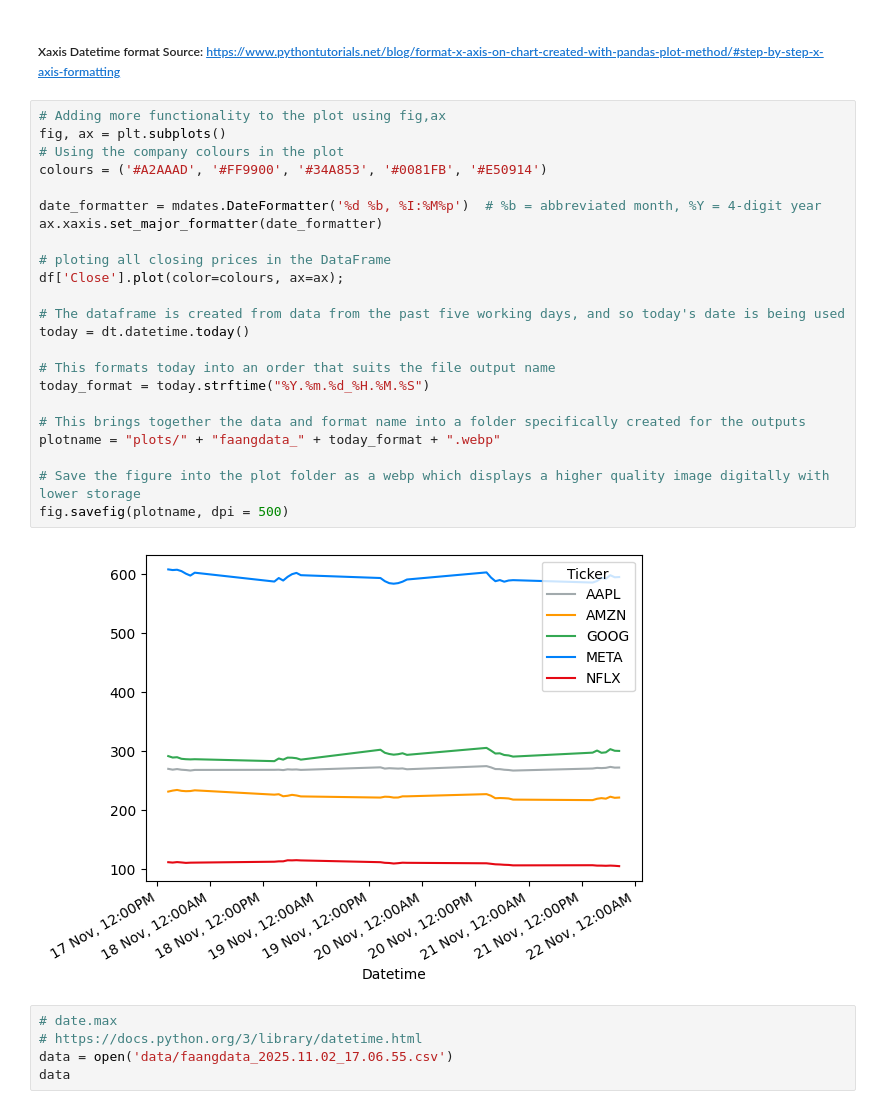
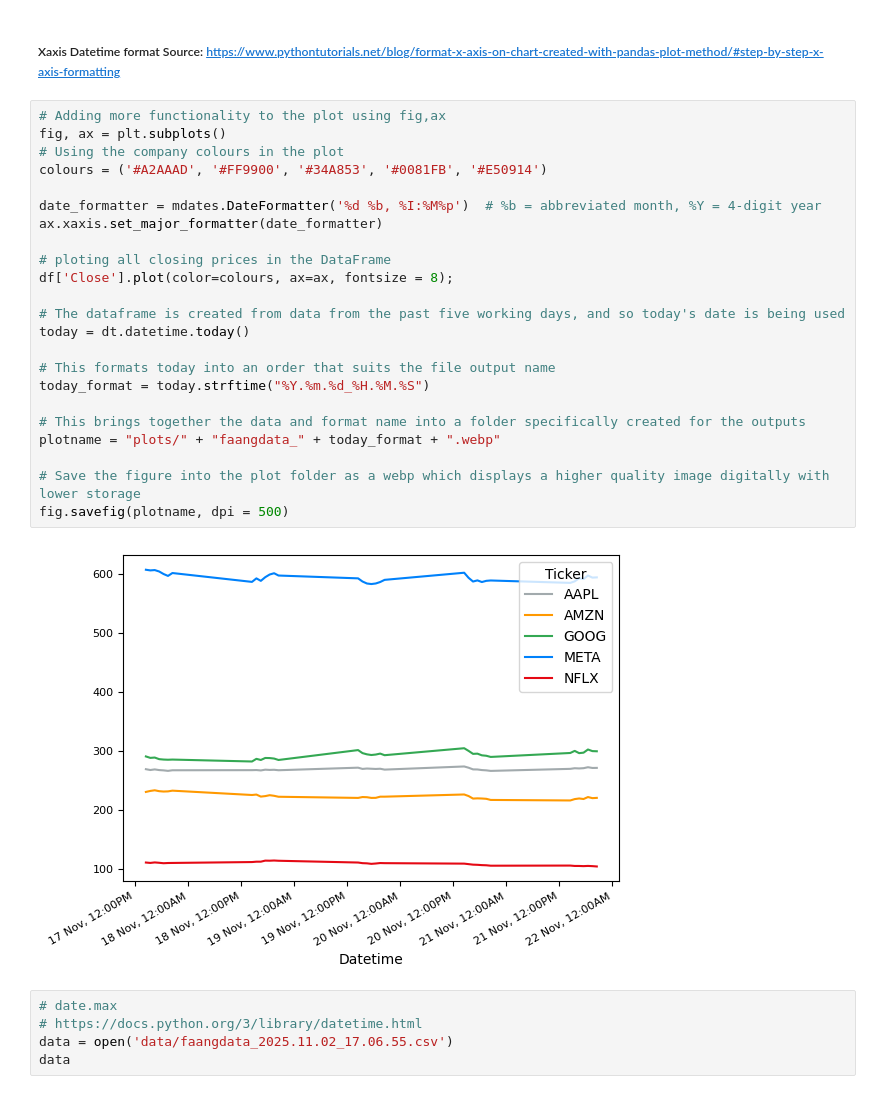
Before and after one commit to FaolanH/computer-infrastructure-assessment, a Jupyter notebook: problems.ipynb, the cells around one changed output. Cells and saved outputs as stored; diff of their text form.

Commit message:
Change the plot font size to show it better

```diff
--- a/problems.ipynb
+++ b/problems.ipynb
@@ -113,28 +113,28 @@ df.columns
 # %%
 # Adding more functionality to the plot using fig,ax
 fig, ax = plt.subplots()
 # Using the company colours in the plot
 colours = ('#A2AAAD', '#FF9900', '#34A853', '#0081FB', '#E50914')
 
 date_formatter = mdates.DateFormatter('%d %b, %I:%M%p')  # %b = abbreviated month, %Y = 4-digit year
 ax.xaxis.set_major_formatter(date_formatter)
 
 # ploting all closing prices in the DataFrame
-df['Close'].plot(color=colours, ax=ax);
+df['Close'].plot(color=colours, ax=ax, fontsize = 8);
 
 # The dataframe is created from data from the past five working days, and so today's date is being used
 today = dt.datetime.today()
 
 # This formats today into an order that suits the file output name
 today_format = today.strftime("%Y.%m.%d_%H.%M.%S")
 
 # This brings together the data and format name into a folder specifically created for the outputs
 plotname = "plots/" + "faangdata_" + today_format + ".webp"
 
 # Save the figure into the plot folder as a webp which displays a higher quality image digitally with lower storage
 fig.savefig(plotname, dpi = 500)
 # %% [output]
-[figure, old version]
+[figure, new version]
 # %%
 # date.max
 # https://docs.python.org/3/library/datetime.html
```
Also changed, not shown: parts of 3 cells of this notebook, 3 other files.
